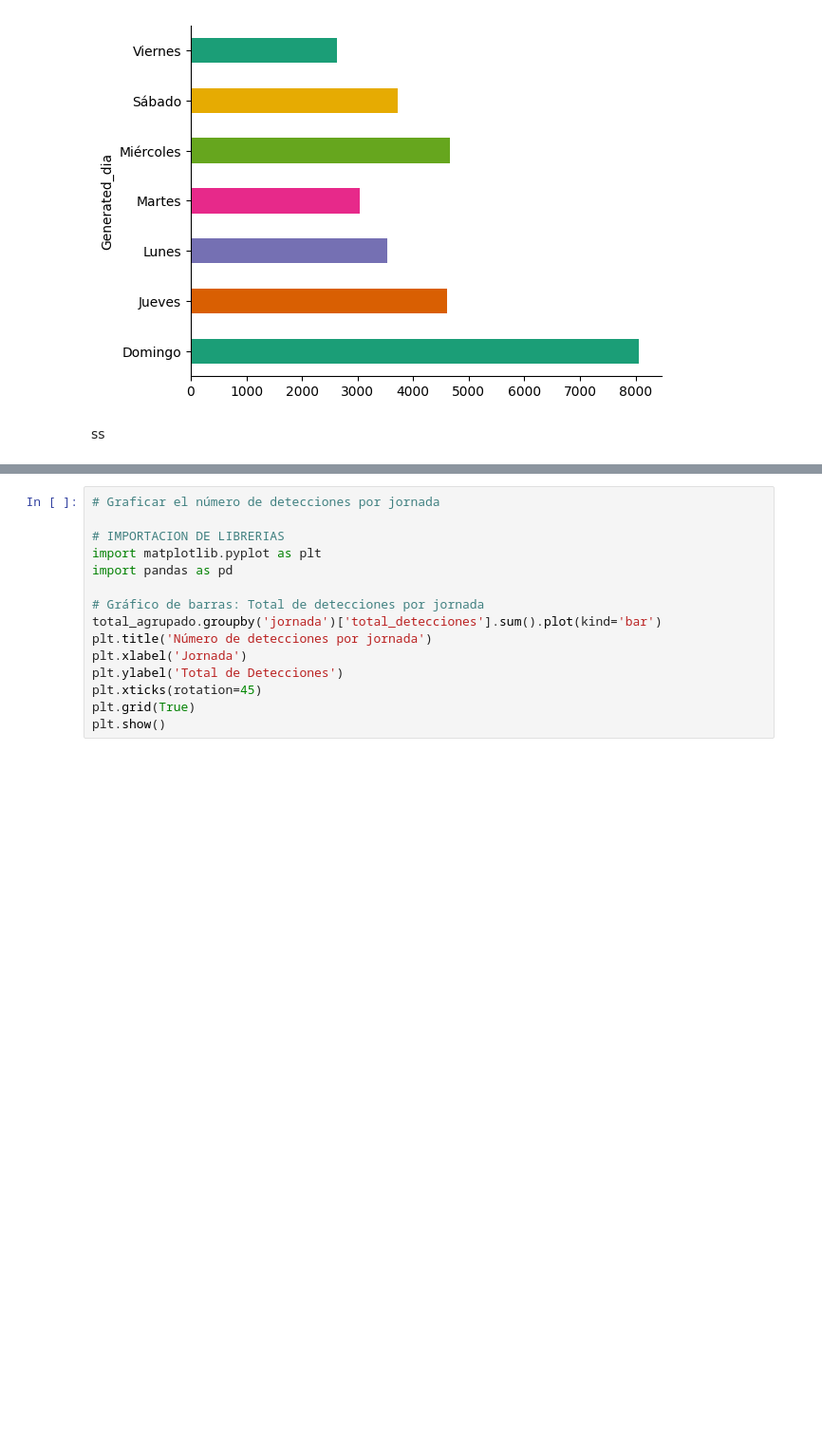
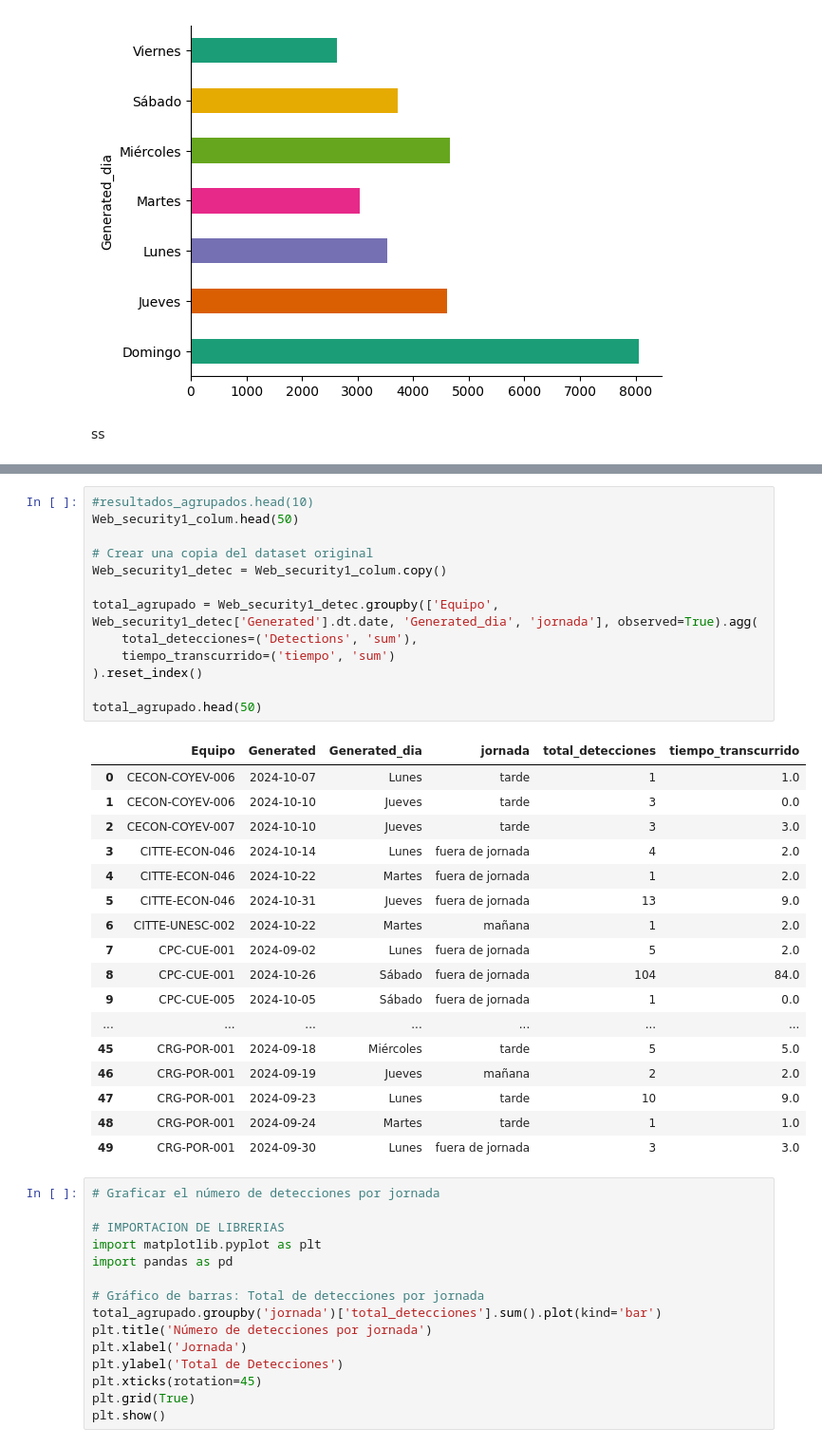
Before and after one commit to mpjuarez/introduccion-IA, a Jupyter notebook: TT_IAv1.ipynb, the cells around one changed output, grey strips where cells are left out. Shown at 95% size. Drawn from its saved outputs; the diff is of its cells as text; blank space fills up the shorter version.

```diff
--- a/TT_IAv1.ipynb
+++ b/TT_IAv1.ipynb
@@ -483,3 +377,34 @@ total_agrupado.head(50)
+# %%
+#resultados_agrupados.head(10)
+Web_security1_colum.head(50)
+
+# Crear una copia del dataset original
+Web_security1_detec = Web_security1_colum.copy()
+
+total_agrupado = Web_security1_detec.groupby(['Equipo', Web_security1_detec['Generated'].dt.date, 'Generated_dia', 'jornada'], observed=True).agg(
+    total_detecciones=('Detections', 'sum'),
+    tiempo_transcurrido=('tiempo', 'sum')
+).reset_index()
+
+total_agrupado.head(50)
+# %% [output]
+|  | Equipo | Generated | Generated_dia | jornada | total_detecciones | tiempo_transcurrido |
+| 0 | CECON-COYEV-006 | 2024-10-07 | Lunes | tarde | 1 | 1.0 |
+| 1 | CECON-COYEV-006 | 2024-10-10 | Jueves | tarde | 3 | 0.0 |
+| 2 | CECON-COYEV-007 | 2024-10-10 | Jueves | tarde | 3 | 3.0 |
+| 3 | CITTE-ECON-046 | 2024-10-14 | Lunes | fuera de jornada | 4 | 2.0 |
+| 4 | CITTE-ECON-046 | 2024-10-22 | Martes | fuera de jornada | 1 | 2.0 |
+| 5 | CITTE-ECON-046 | 2024-10-31 | Jueves | fuera de jornada | 13 | 9.0 |
+| 6 | CITTE-UNESC-002 | 2024-10-22 | Martes | mañana | 1 | 2.0 |
+| 7 | CPC-CUE-001 | 2024-09-02 | Lunes | fuera de jornada | 5 | 2.0 |
+| 8 | CPC-CUE-001 | 2024-10-26 | Sábado | fuera de jornada | 104 | 84.0 |
+| 9 | CPC-CUE-005 | 2024-10-05 | Sábado | fuera de jornada | 1 | 0.0 |
+| ... | ... | ... | ... | ... | ... | ... |
+| 45 | CRG-POR-001 | 2024-09-18 | Miércoles | tarde | 5 | 5.0 |
+| 46 | CRG-POR-001 | 2024-09-19 | Jueves | mañana | 2 | 2.0 |
+| 47 | CRG-POR-001 | 2024-09-23 | Lunes | tarde | 10 | 9.0 |
+| 48 | CRG-POR-001 | 2024-09-24 | Martes | tarde | 1 | 1.0 |
+| 49 | CRG-POR-001 | 2024-09-30 | Lunes | fuera de jornada | 3 | 3.0 |
 # %%
 # Graficar el número de detecciones por jornada
 
```
Also changed, not shown: parts of 13 cells of this notebook.
